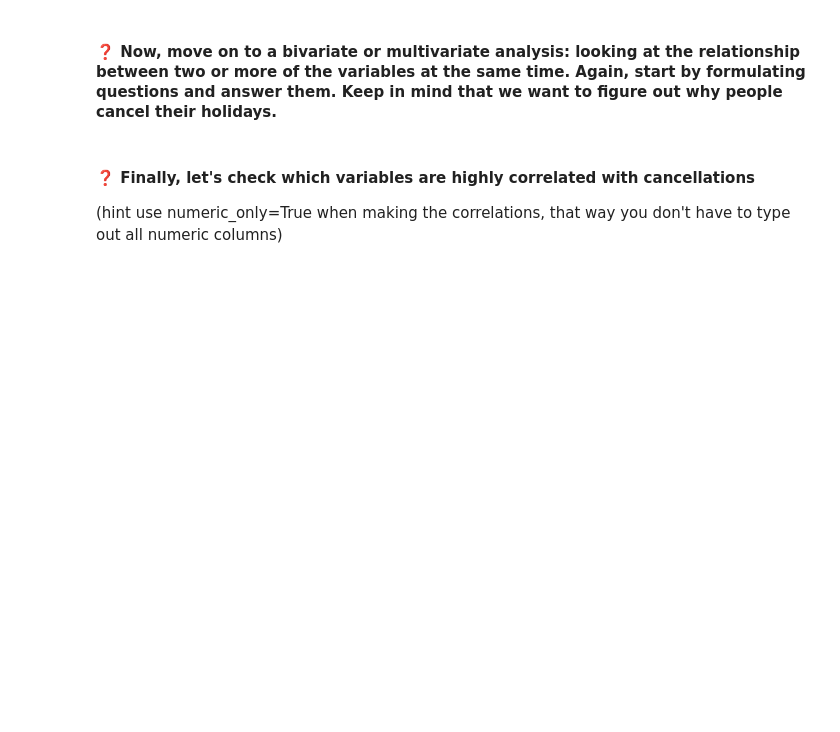
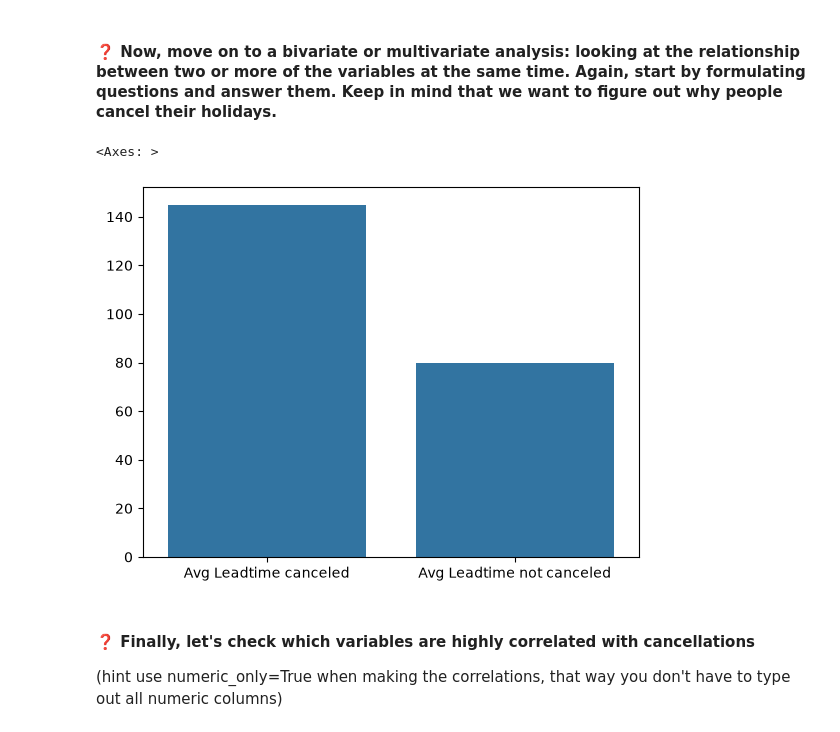
Before and after one commit to ManoahKinnaert/DAML, a Jupyter notebook: lab7_ti/lab_7_classification.ipynb, the cells around one changed output. Saved outputs shown, nothing was run; the diff lists cells and outputs as text; code cells hidden in the pictures; blank space fills up the shorter version.

```diff
--- a/lab7_ti/lab_7_classification.ipynb
+++ b/lab7_ti/lab_7_classification.ipynb
@@ -210,6 +210,13 @@ hotel_df[hotel_df["Babies"] == 10]
 1 rows × 32 columns
 # %% [markdown]
 #### ❓ Now, move on to a bivariate or multivariate analysis: looking at the relationship between two or more of the variables at the same time. Again, start by formulating questions and answer them. Keep in mind that we want to figure out why people cancel their holidays.
+# %%
+avg_leadtime_cancel = hotel_df[hotel_df["IsCanceled"] == 1.0]["LeadTime"].mean()
+avg_leadtime_not_canceled = hotel_df[hotel_df["IsCanceled"] == 0.0]["LeadTime"].mean()
+sns.barplot(y=[avg_leadtime_cancel, avg_leadtime_not_canceled], x=["Avg Leadtime canceled", "Avg Leadtime not canceled"])
+# %% [output]
+<Axes: >
+[figure, added]
 # %% [markdown]
 #### ❓ Finally, let's check which variables are highly correlated with cancellations
 (hint use numeric_only=True when making the correlations, that way you don't have to type out all numeric columns)
```
